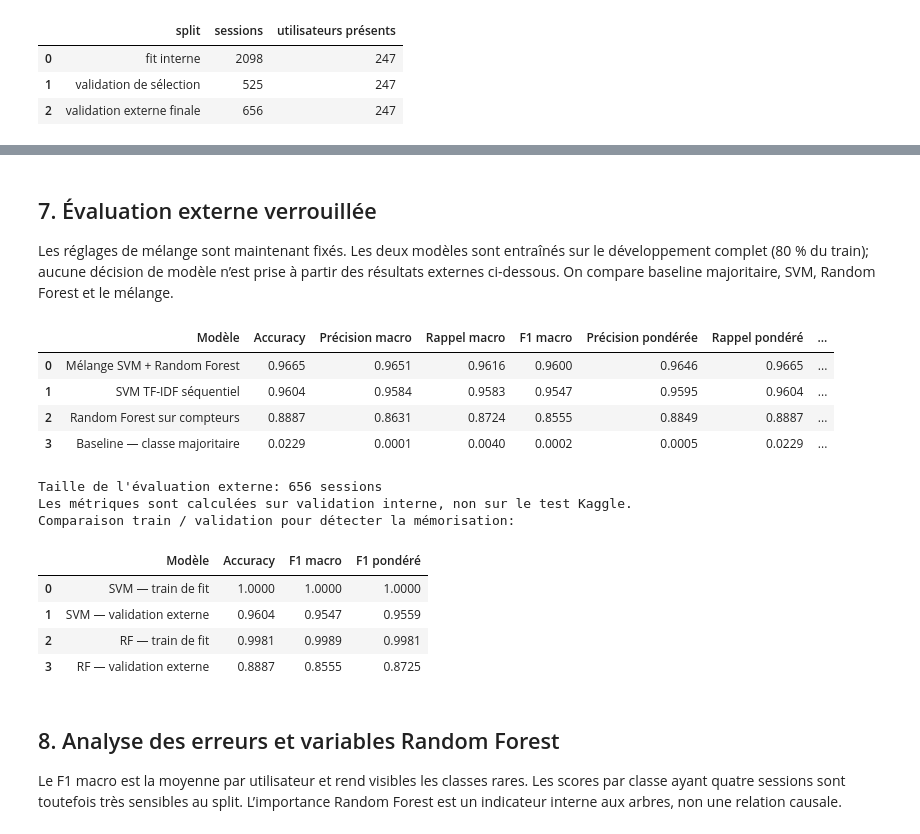
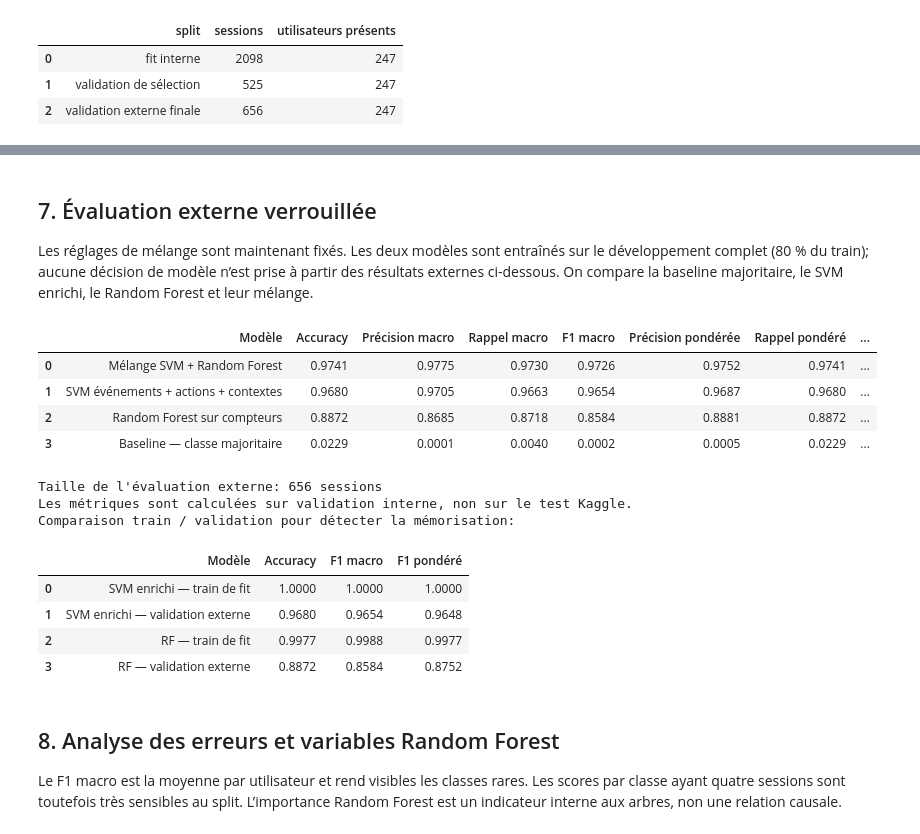
Before and after one commit to AM1N8/BE_MachineLearning, a Jupyter notebook: Notebooks/FINAL_PROJECT.ipynb, the cells around one changed output, grey strips where cells are left out. Cells and saved outputs as stored; diff of their text form; code cells hidden in the pictures.

```diff
--- a/Notebooks/FINAL_PROJECT.ipynb
+++ b/Notebooks/FINAL_PROJECT.ipynb
@@ -36,6 +36,7 @@ from IPython.display import display
 from sklearn.ensemble import RandomForestClassifier
 from sklearn.feature_extraction import DictVectorizer
 from sklearn.feature_extraction.text import TfidfVectorizer
+from sklearn.linear_model import RidgeClassifier, SGDClassifier
 from sklearn.metrics import (
     accuracy_score,
     classification_report,
@@ -43,6 +44,8 @@ from sklearn.metrics import (
     precision_recall_fscore_support,
 )
 from sklearn.model_selection import train_test_split
+from sklearn.naive_bayes import ComplementNB
+from sklearn.neighbors import KNeighborsClassifier
 from sklearn.svm import LinearSVC
 
 # Configuration principale, pour pouvoir reproduire l'expérience.
@@ -51,10 +54,12 @@ OUTER_VALIDATION_SEED = 31415
 INNER_VALIDATION_SEED = 42
 OUTER_VALIDATION_SIZE = 0.20
 INNER_VALIDATION_SIZE = 0.20
-TFIDF_NGRAM_RANGE = (1, 3)
+TFIDF_NGRAM_RANGE = (1, 2)
 TFIDF_MIN_DF = 2
-SVM_C = 3.0
+SVM_C = 5.0
 SVM_CLASS_WEIGHT = "balanced"
+ACTION_VIEW_WEIGHT = 0.75
+CONTEXT_VIEW_WEIGHT = 0.25
 RF_TREES = 500
 RF_MIN_SAMPLES_LEAF = 2
 BLEND_TEMPERATURES = (0.1, 0.2, 0.35, 0.5)
@@ -275,6 +280,19 @@ def sequence_document(session: dict, include_time_markers: bool = False) -> str:
         if include_time_markers or not TIME_RE.fullmatch(token)
     )
     return TOKEN_SEPARATOR.join(tokens)
+
+def semantic_documents(session: dict) -> tuple[str, str]:
+    actions = [f"BROWSER={session['navigateur']}"]
+    contexts = [f"BROWSER={session['navigateur']}"]
+    for event in session["events"]:
+        if TIME_RE.fullmatch(event):
+            continue
+        actions.append(f"ACTION={action_name(event)}")
+        for prefix, pattern in (("SCREEN", SCREEN_RE), ("CONFIG", CONFIG_RE), ("CHAIN", CHAIN_RE)):
+            match = pattern.search(event)
+            if match:
+                contexts.append(f"{prefix}={match.group(1)}")
+    return TOKEN_SEPARATOR.join(actions), TOKEN_SEPARATOR.join(contexts)
 
 def rf_features(session: dict) -> dict[str, float]:
     events = session["events"]
@@ -325,6 +343,8 @@ def rf_features(session: dict) -> dict[str, float]:
 
 train_documents = [sequence_document(s) for s in train_sessions]
 test_documents = [sequence_document(s) for s in test_sessions]
+train_action_documents, train_context_documents = zip(*(semantic_documents(s) for s in train_sessions))
+test_action_documents, test_context_documents = zip(*(semantic_documents(s) for s in test_sessions))
 train_rf_rows = [rf_features(s) for s in train_sessions]
 test_rf_rows = [rf_features(s) for s in test_sessions]
 
@@ -506,50 +581,50 @@ Paramètres du mélange choisis sur validation interne uniquement: température=
 # %% [markdown]
 ## 7. Évaluation externe verrouillée
 
-Les réglages de mélange sont maintenant fixés. Les deux modèles sont entraînés sur le développement complet (80 % du train); aucune décision de modèle n’est prise à partir des résultats externes ci-dessous. On compare baseline majoritaire, SVM, Random Forest et le mélange.
+Les réglages de mélange sont maintenant fixés. Les deux modèles sont entraînés sur le développement complet (80 % du train); aucune décision de modèle n’est prise à partir des résultats externes ci-dessous. On compare la baseline majoritaire, le SVM enrichi, le Random Forest et leur mélange.
 # %%
-outer_models = fit_pair(dev_idx, outer_eval_idx, SEED + 1)
+outer_models = fit_pair(dev_idx, outer_eval_idx, SEED)
 outer_truth = y[outer_eval_idx]
 outer_svm_pred = outer_models["classes"][outer_models["svm_margins"].argmax(axis=1)]
 outer_rf_pred = outer_models["classes"][outer_models["rf_probabilities"].argmax(axis=1)]
 outer_blend_pred = blended_prediction(outer_models, BEST_TEMPERATURE, BEST_RF_WEIGHT)
 majority_label = Counter(y[dev_idx]).most_common(1)[0][0]
 majority_pred = np.repeat(majority_label, len(outer_eval_idx))
 
 outer_metrics = pd.DataFrame([
     metrics_row("Baseline — classe majoritaire", outer_truth, majority_pred),
-    metrics_row("SVM TF-IDF séquentiel", outer_truth, outer_svm_pred),
+    metrics_row("SVM événements + actions + contextes", outer_truth, outer_svm_pred),
     metrics_row("Random Forest sur compteurs", outer_truth, outer_rf_pred),
     metrics_row("Mélange SVM + Random Forest", outer_truth, outer_blend_pred),
 ]).sort_values("F1 macro", ascending=False).reset_index(drop=True)
 display(outer_metrics.round(4))
 print("Taille de l'évaluation externe:", len(outer_eval_idx), "sessions")
 print("Les métriques sont calculées sur validation interne, non sur le test Kaggle.")
 
-outer_train_svm_pred = outer_models["svm"].predict(outer_models["tfidf"].transform([train_documents[i] for i in dev_idx]))
+outer_train_svm_pred = outer_models["svm"].predict(outer_models["svm_fit_matrix"])
 outer_train_rf_pred = outer_models["rf"].predict(outer_models["dict_vectorizer"].transform([train_rf_rows[i] for i in dev_idx]))
 generalization_gap = pd.DataFrame([
-    metrics_row("SVM — train de fit", y[dev_idx], outer_train_svm_pred),
-    metrics_row("SVM — validation externe", outer_truth, outer_svm_pred),
+    metrics_row("SVM enrichi — train de fit", y[dev_idx], outer_train_svm_pred),
+    metrics_row("SVM enrichi — validation externe", outer_truth, outer_svm_pred),
     metrics_row("RF — train de fit", y[dev_idx], outer_train_rf_pred),
     metrics_row("RF — validation externe", outer_truth, outer_rf_pred),
 ])
 print("Comparaison train / validation pour détecter la mémorisation:")
 display(generalization_gap[["Modèle", "Accuracy", "F1 macro", "F1 pondéré"]].round(4))
 # %% [output]
 |  | Modèle | Accuracy | Précision macro | Rappel macro | F1 macro | Précision pondérée | Rappel pondéré | ... |
-| 0 | Mélange SVM + Random Forest | 0.9665 | 0.9651 | 0.9616 | 0.9600 | 0.9646 | 0.9665 | ... |
-| 1 | SVM TF-IDF séquentiel | 0.9604 | 0.9584 | 0.9583 | 0.9547 | 0.9595 | 0.9604 | ... |
-| 2 | Random Forest sur compteurs | 0.8887 | 0.8631 | 0.8724 | 0.8555 | 0.8849 | 0.8887 | ... |
+| 0 | Mélange SVM + Random Forest | 0.9741 | 0.9775 | 0.9730 | 0.9726 | 0.9752 | 0.9741 | ... |
+| 1 | SVM événements + actions + contextes | 0.9680 | 0.9705 | 0.9663 | 0.9654 | 0.9687 | 0.9680 | ... |
+| 2 | Random Forest sur compteurs | 0.8872 | 0.8685 | 0.8718 | 0.8584 | 0.8881 | 0.8872 | ... |
 | 3 | Baseline — classe majoritaire | 0.0229 | 0.0001 | 0.0040 | 0.0002 | 0.0005 | 0.0229 | ... |
 Taille de l'évaluation externe: 656 sessions
 Les métriques sont calculées sur validation interne, non sur le test Kaggle.
 Comparaison train / validation pour détecter la mémorisation:
 |  | Modèle | Accuracy | F1 macro | F1 pondéré |
-| 0 | SVM — train de fit | 1.0000 | 1.0000 | 1.0000 |
-| 1 | SVM — validation externe | 0.9604 | 0.9547 | 0.9559 |
-| 2 | RF — train de fit | 0.9981 | 0.9989 | 0.9981 |
-| 3 | RF — validation externe | 0.8887 | 0.8555 | 0.8725 |
+| 0 | SVM enrichi — train de fit | 1.0000 | 1.0000 | 1.0000 |
+| 1 | SVM enrichi — validation externe | 0.9680 | 0.9654 | 0.9648 |
+| 2 | RF — train de fit | 0.9977 | 0.9988 | 0.9977 |
+| 3 | RF — validation externe | 0.8872 | 0.8584 | 0.8752 |
 # %% [markdown]
 ## 8. Analyse des erreurs et variables Random Forest
 
```
Also changed, not shown: parts of 8 cells of this notebook, 1 other file.
